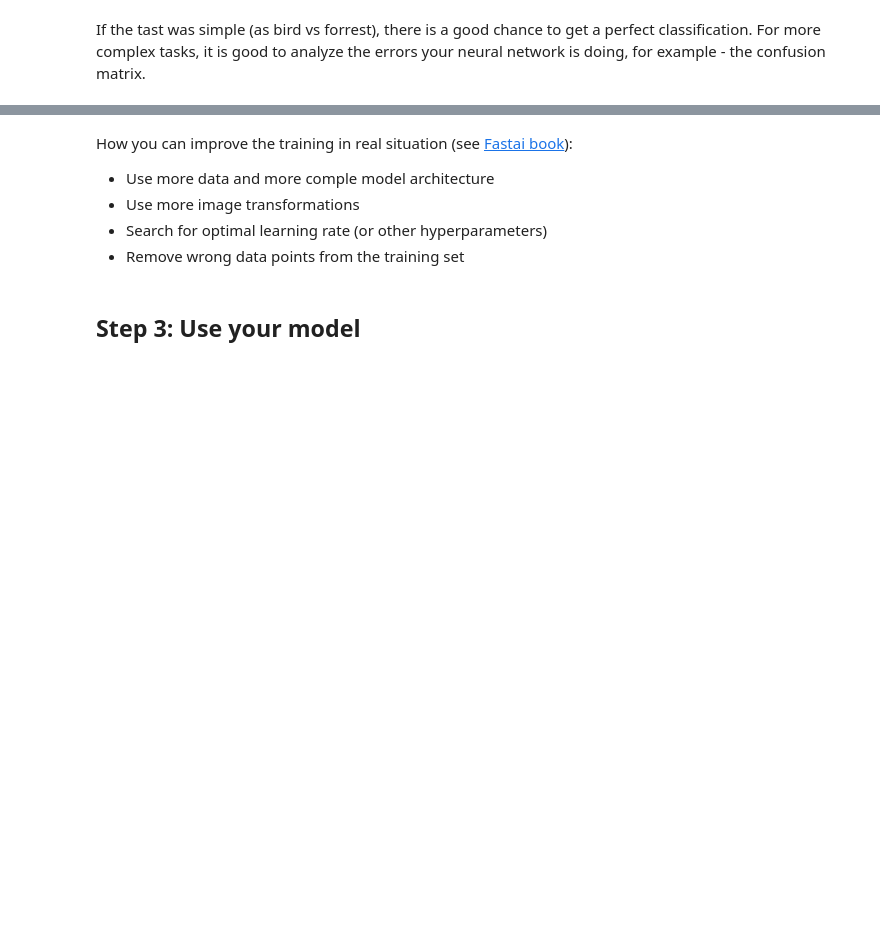
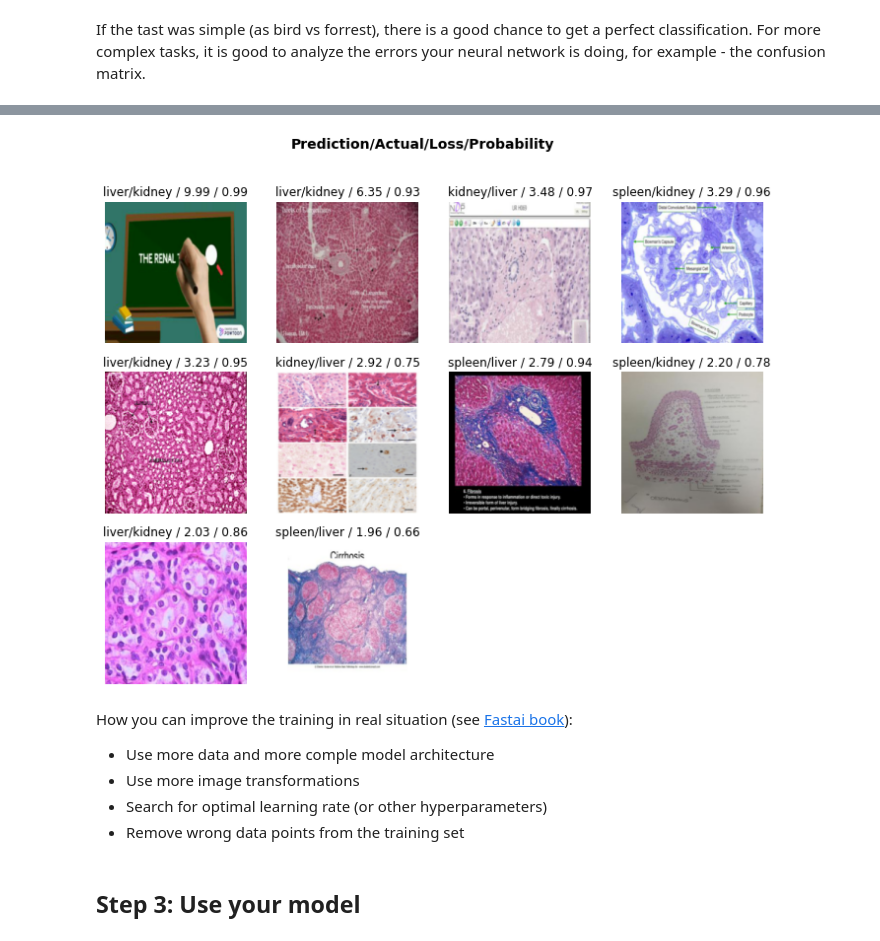
Before and after one commit to ML-Bioinfo-CEITEC/ECCB2022, a Jupyter notebook: notebooks/02_Fine_tuning_CNN_model_to_your_own_data.ipynb, the cells around one changed output, grey strips where cells are left out. Saved outputs shown, nothing was run; the diff lists cells and outputs as text; code cells hidden in the pictures; blank space fills up the shorter version.

```diff
--- a/notebooks/02_Fine_tuning_CNN_model_to_your_own_data.ipynb
+++ b/notebooks/02_Fine_tuning_CNN_model_to_your_own_data.ipynb
@@ -118,0 +132,4 @@ interp.plot_confusion_matrix(figsize=(5,5), dpi=60)
+# %%
+interp = ClassificationInterpretation.from_learner(learn)
+interp.plot_top_losses(10)
+# %% [output]
@@ -119,3 +138,4 @@ interp.plot_confusion_matrix(figsize=(5,5), dpi=60)
+[figure, added]
 # %% [markdown]
 How you can improve the training in real situation (see [Fastai book](https://github.com/fastai/fastbook)):
 
```
Also changed, not shown: parts of 13 cells of this notebook.
